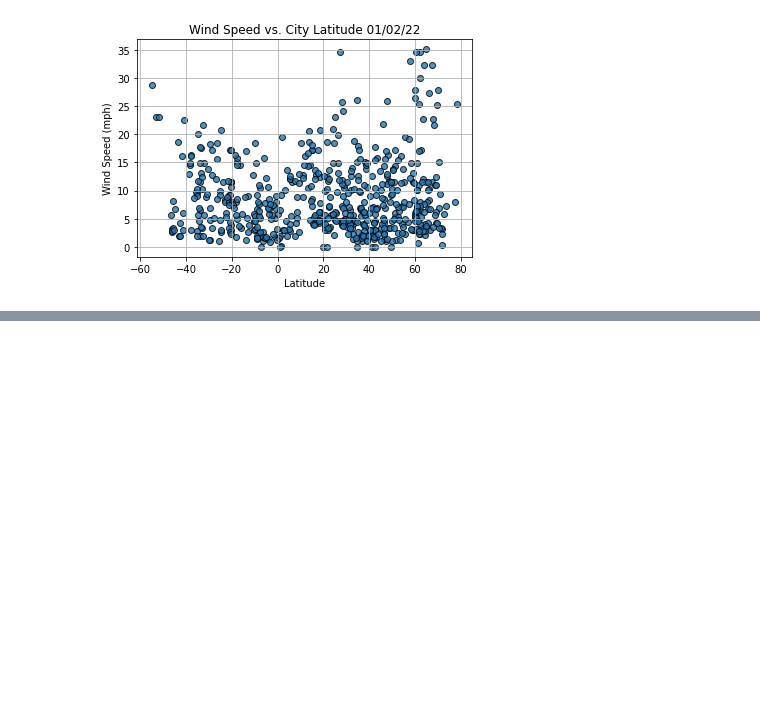
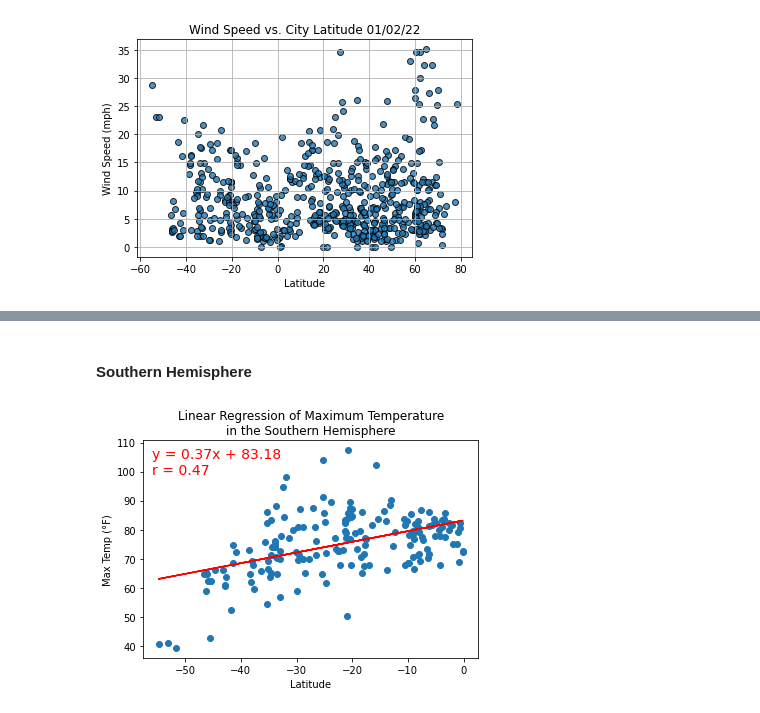
Before and after one commit to cdpeters/weather-and-map-apis-python, a Jupyter notebook: WeatherPy.ipynb, the cells around one changed output, grey strips where cells are left out. Saved outputs shown, nothing was run; the diff lists cells and outputs as text; code cells hidden in the pictures; blank space fills up the shorter version.

```diff
--- a/WeatherPy.ipynb
+++ b/WeatherPy.ipynb
@@ -253,0 +335,16 @@ plt.show()
+# %% [markdown]
+#### Southern Hemisphere
+# %%
+# Linear regression on the Southern Hemisphere
+x_values = southern_hemi_df['Lat']
+y_values = southern_hemi_df['Max Temp']
+
+plot_linear_regression(
+    x_values,
+    y_values,
+    'Linear Regression of Maximum Temperature\nin the Southern Hemisphere',
+    'Max Temp (°F)',
+    (-56, 99)
+)
+# %% [output]
+[figure, added]
```
Also changed, not shown: parts of 29 cells of this notebook.
